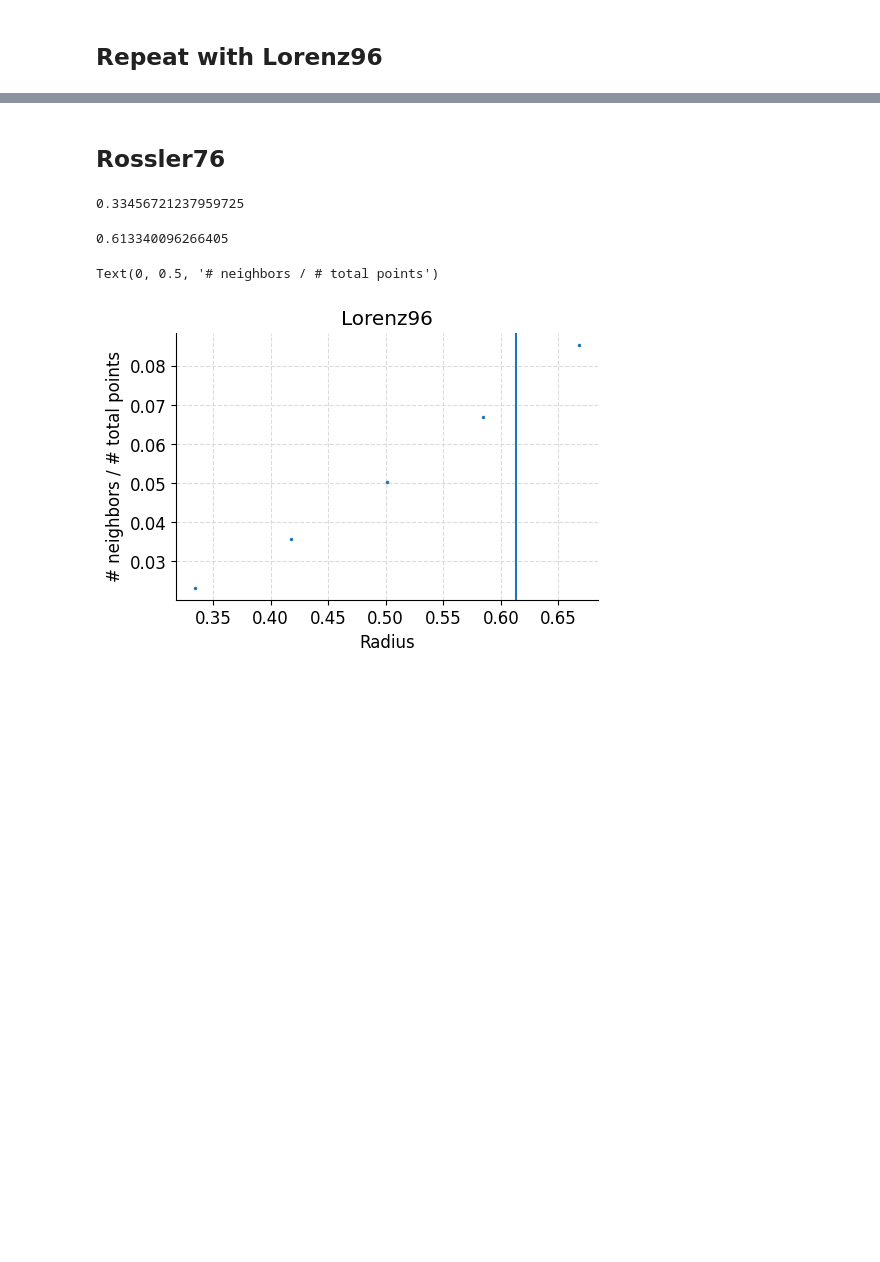
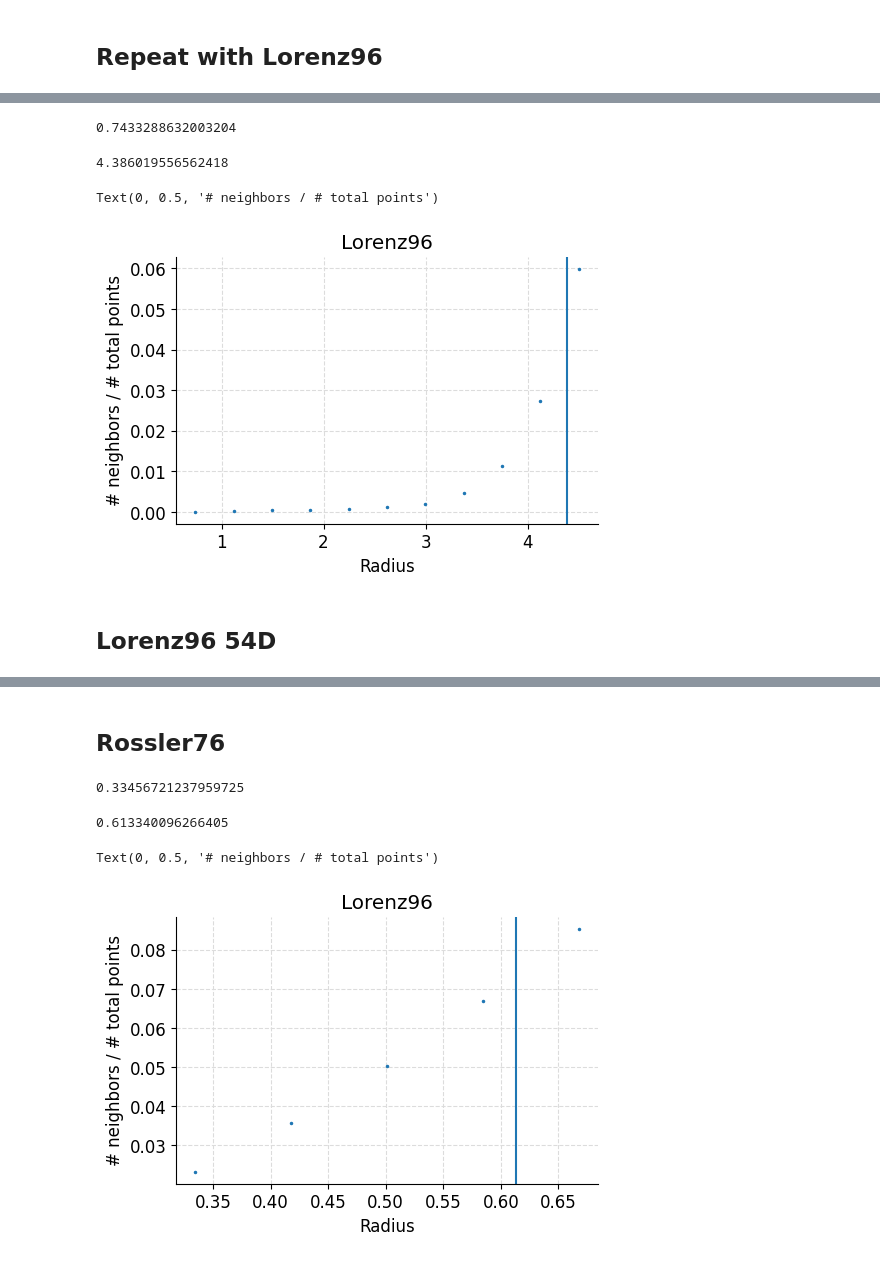
Before and after one commit to Jhko725/sandbox, a Jupyter notebook: notebooks/analysis/fractal_dimension.ipynb, the cells around one changed output, grey strips where cells are left out. Cells and saved outputs as stored; diff of their text form; code cells hidden in the pictures; blank space fills up the shorter version.

```diff
--- a/notebooks/analysis/fractal_dimension.ipynb
+++ b/notebooks/analysis/fractal_dimension.ipynb
@@ -125,0 +163,25 @@ Text(0, 0.5, '# neighbors / # total points')
+# %%
+r_min = find_r_min(dataset, multiplier=8)
+print(r_min)
+r_max, aux = find_r_max(
+    dataset,
+    r_max_init=6.0,
+    num_sweep=15,
+    r_min=r_min,
+    target_neighborhood_rel_size=0.05,
+)
+print(r_max)
+
+fig, ax = plt.subplots(1, 1, figsize=(5, 3.5), constrained_layout=True)
+ax.plot(*aux, ".")
+ax.axvline(x=r_max)
+ax.set_title("Lorenz96")
+ax.set_xlabel("Radius")
+ax.set_ylabel("# neighbors / # total points")
+# %% [output]
+0.7433288632003204
+4.386019556562418
+Text(0, 0.5, '# neighbors / # total points')
+[figure, added]
+# %% [markdown]
+## Lorenz96 54D
```
Also changed, not shown: parts of 14 cells of this notebook, 16 other files.
